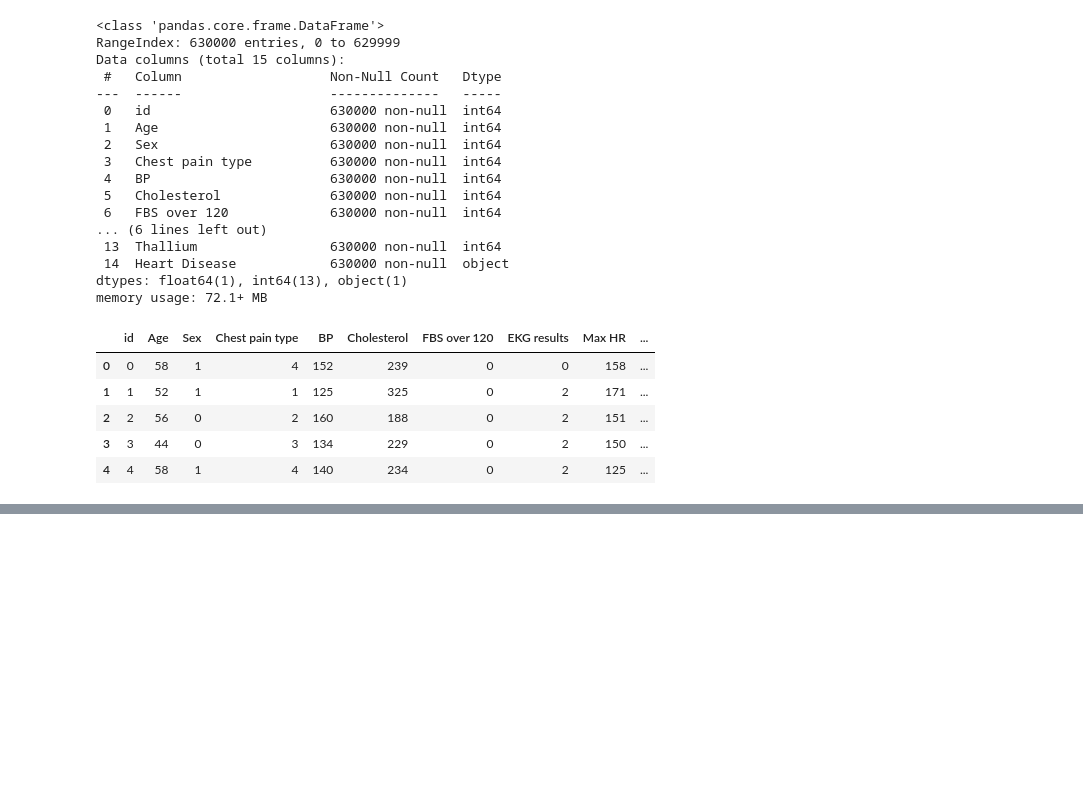
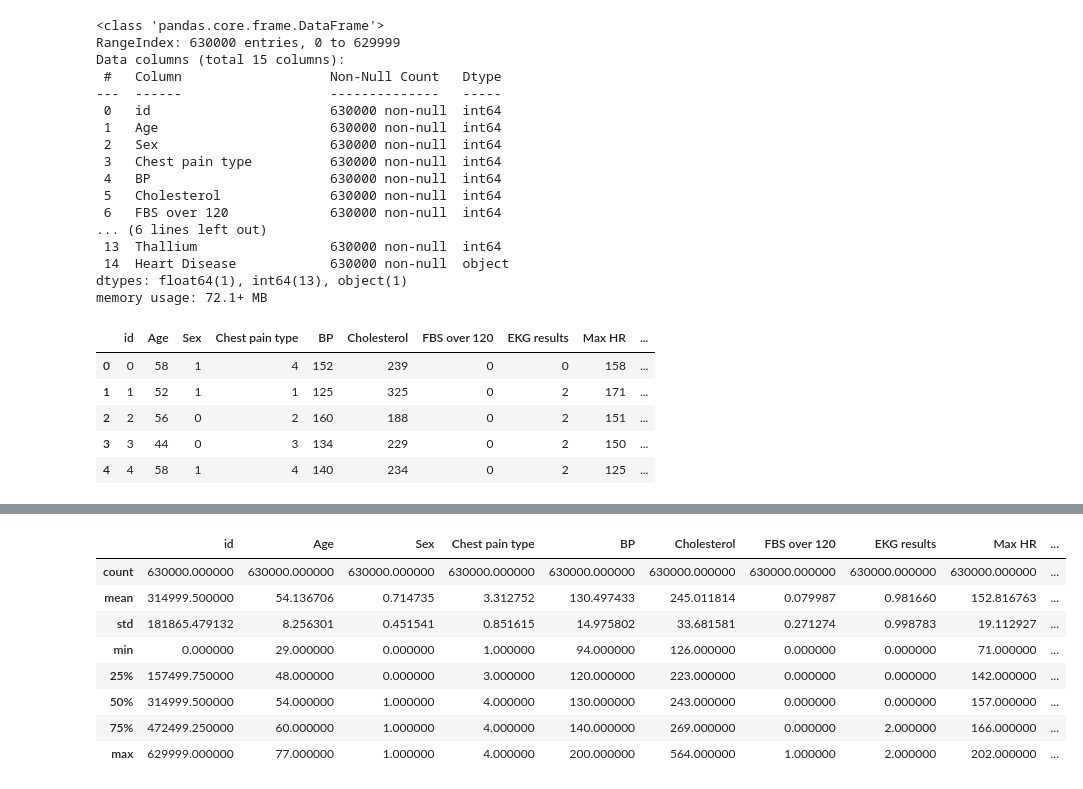
Before and after one commit to DanWanschitz/projects, a Jupyter notebook: predict_heart_disease.ipynb, the cells around one changed output, grey strips where cells are left out. Cells and saved outputs as stored; diff of their text form; code cells hidden in the pictures; blank space fills up the shorter version.

```diff
--- a/predict_heart_disease.ipynb
+++ b/predict_heart_disease.ipynb
@@ -56,0 +75,12 @@ Heart Disease                 1.000000
+# %%
+train.describe()
+# %% [output]
+|  | id | Age | Sex | Chest pain type | BP | Cholesterol | FBS over 120 | EKG results | Max HR | ... |
+| count | 630000.000000 | 630000.000000 | 630000.000000 | 630000.000000 | 630000.000000 | 630000.000000 | 630000.000000 | 630000.000000 | 630000.000000 | ... |
+| mean | 314999.500000 | 54.136706 | 0.714735 | 3.312752 | 130.497433 | 245.011814 | 0.079987 | 0.981660 | 152.816763 | ... |
+| std | 181865.479132 | 8.256301 | 0.451541 | 0.851615 | 14.975802 | 33.681581 | 0.271274 | 0.998783 | 19.112927 | ... |
+| min | 0.000000 | 29.000000 | 0.000000 | 1.000000 | 94.000000 | 126.000000 | 0.000000 | 0.000000 | 71.000000 | ... |
+| 25% | 157499.750000 | 48.000000 | 0.000000 | 3.000000 | 120.000000 | 223.000000 | 0.000000 | 0.000000 | 142.000000 | ... |
+| 50% | 314999.500000 | 54.000000 | 1.000000 | 4.000000 | 130.000000 | 243.000000 | 0.000000 | 0.000000 | 157.000000 | ... |
+| 75% | 472499.250000 | 60.000000 | 1.000000 | 4.000000 | 140.000000 | 269.000000 | 0.000000 | 2.000000 | 166.000000 | ... |
+| max | 629999.000000 | 77.000000 | 1.000000 | 4.000000 | 200.000000 | 564.000000 | 1.000000 | 2.000000 | 202.000000 | ... |
```
Also changed, not shown: parts of 4 cells of this notebook.
